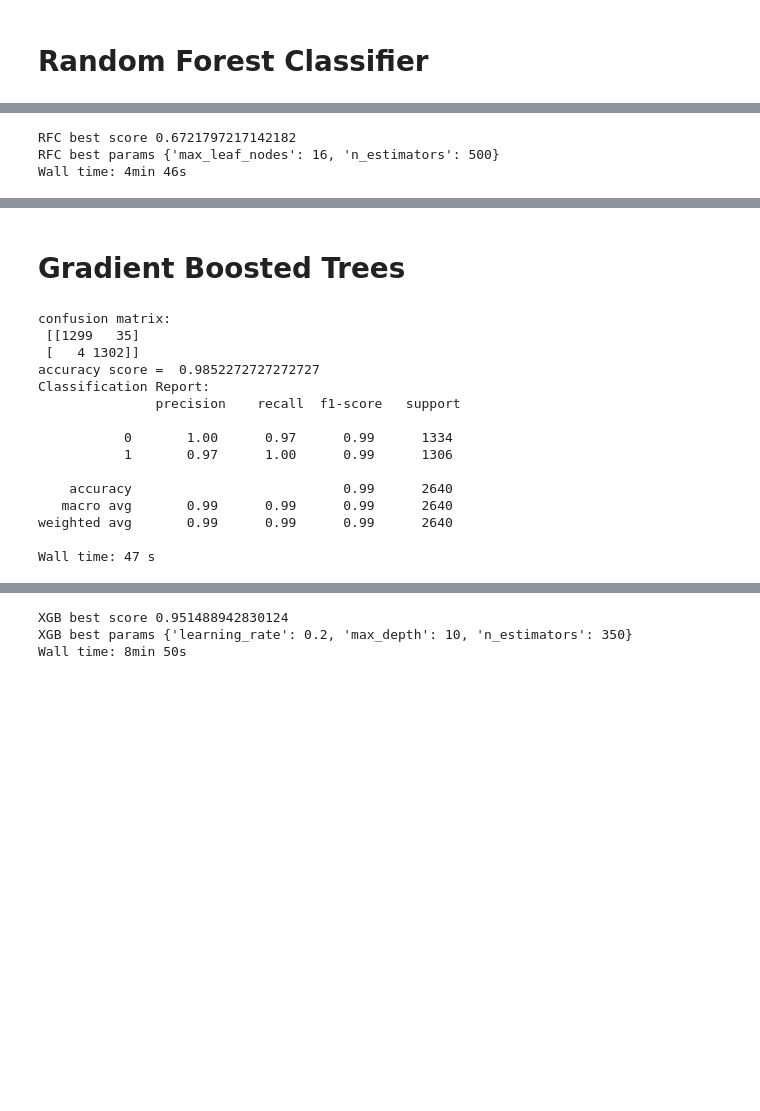
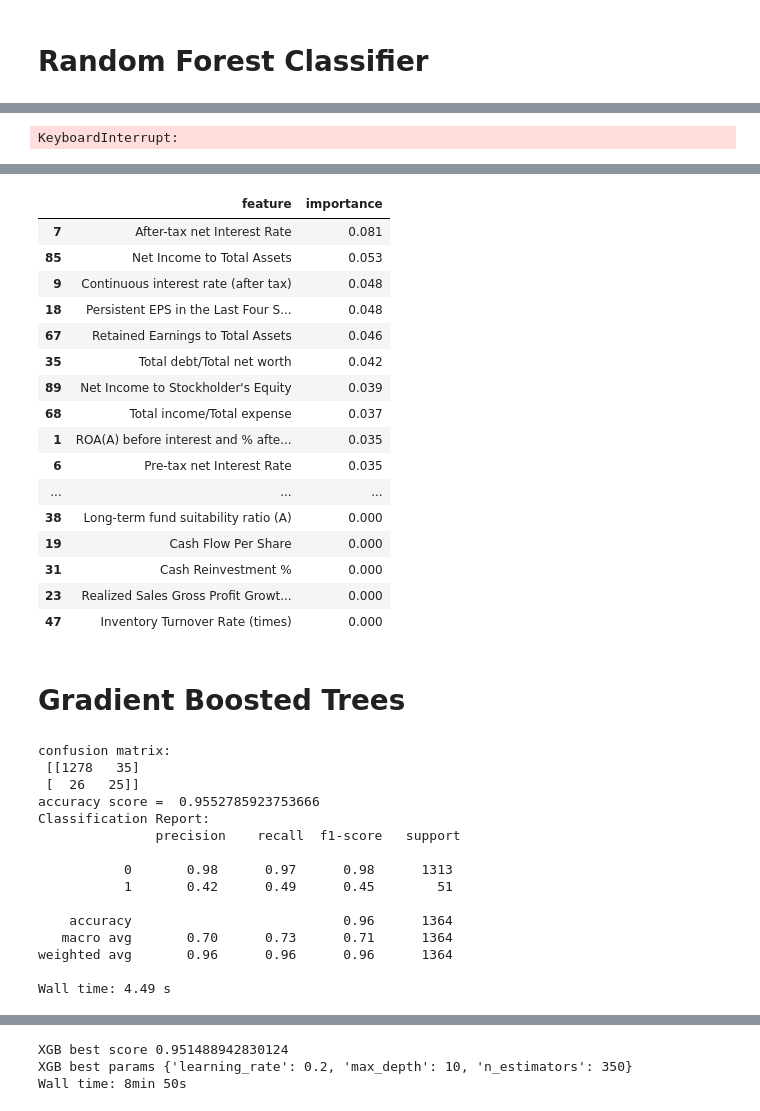
Before and after one commit to ReedBallesterosNU/MSDS-422-DL-Practical-Machine-Learning, a Jupyter notebook: Module-05/Assignment-02/Module 5 Assignment 2 - Company Bankruptcy Prediction (Kaggle)-Edit.ipynb, the cells around one changed output, grey strips where cells are left out. Saved outputs shown, nothing was run; the diff lists cells and outputs as text; code cells hidden in the pictures; blank space fills up the shorter version.

```diff
--- a/Module-05/Assignment-02/Module 5 Assignment 2 - Company Bankruptcy Prediction (Kaggle)-Edit.ipynb
+++ b/Module-05/Assignment-02/Module 5 Assignment 2 - Company Bankruptcy Prediction (Kaggle)-Edit.ipynb
@@ -226,6 +226,8 @@ There are 6819 rows in the dataset.
 len(train_df['Bankrupt?'])
 # %% [output]
 6819
+# %%
+quant_cols.remove('Bankrupt?')
 # %% [markdown]
 **Let's plot a histogram of the variables.**
 # %%
@@ -332,13 +334,20 @@ Wall time: 7.6 s
 %%time
 # RandomForestClassifier: n_estimators, max_features, max_depth, criterion
 rfc_grid = {'n_estimators': [200, 500],
-                'max_leaf_nodes': [10, 16]
-            }
-rfc_cv = GridSearchCV(RandomForestClassifier(random_state=42), cv=kf, param_grid=rfc_grid, scoring='r2')
-rfc_results = rfc_cv.fit(X_train, y_train)
+            'max_leaf_nodes': [10, 16]}
+rfc_cv = GridSearchCV(RandomForestClassifier(max_features='log2', criterion='gini', random_state=42),
+            cv=kf,
+            param_grid=rfc_grid,
+            scoring='r2')
+rfc_results = rfc_cv.fit(train_df_X, train_df_y)
 print("RFC best score", rfc_results.best_score_)
 print("RFC best params", rfc_results.best_params_)
 # %% [output]
-RFC best score 0.6721797217142182
-RFC best params {'max_leaf_nodes': 16, 'n_estimators': 500}
-Wall time: 4min 46s
+KeyboardInterrupt:
+# %%
+%%time
+pd.set_option('display.max_rows', None)
+importances = pd.DataFrame({'feature':quant_cols,'importance':np.round(rfc_model.feature_importances_,3)})
+importances = importances.sort_values('importance',ascending=False)
+importances
+# %% [output]
@@ -345,11 +355,33 @@ Wall time: 4min 46s
+|  | feature | importance |
+| 7 | After-tax net Interest Rate | 0.081 |
+| 85 | Net Income to Total Assets | 0.053 |
+| 9 | Continuous interest rate (after tax) | 0.048 |
+| 18 | Persistent EPS in the Last Four S... | 0.048 |
+| 67 | Retained Earnings to Total Assets | 0.046 |
+| 35 | Total debt/Total net worth | 0.042 |
+| 89 | Net Income to Stockholder's Equity | 0.039 |
+| 68 | Total income/Total expense | 0.037 |
+| 1 | ROA(A) before interest and % afte... | 0.035 |
+| 6 | Pre-tax net Interest Rate | 0.035 |
+| ... | ... | ... |
+| 38 | Long-term fund suitability ratio (A) | 0.000 |
+| 19 | Cash Flow Per Share | 0.000 |
+| 31 | Cash Reinvestment % | 0.000 |
+| 23 | Realized Sales Gross Profit Growt... | 0.000 |
+| 47 | Inventory Turnover Rate (times) | 0.000 |
 # %% [markdown]
 # Gradient Boosted Trees
 # %%
 %%time
 # hypertune n_estimators via early stopping
 #gbc_model = GradientBoostingClassifier(random_state=42)
-gbc_model = GradientBoostingClassifier(max_depth=15, n_estimators=200, learning_rate=0.5, random_state=42)
-gbc_model.fit(X_train, y_train)
+gbc_model = GradientBoostingClassifier(
+            max_depth=15,
+            n_estimators=200,
+            learning_rate=0.5,
+            max_features='log2',
+            random_state=42)
+gbc_model.fit(train_df_X, train_df_y)
 y_pred = gbc_model.predict(X_val)
 cm = confusion_matrix(y_val,y_pred)
 print('confusion matrix:\n',cm)
@@ -357,20 +389,20 @@ print('accuracy score = ',accuracy_score(y_val,y_pred))
 print("Classification Report:\n",classification_report(y_val,y_pred))
 # %% [output]
 confusion matrix:
- [[1299   35]
- [   4 1302]]
-accuracy score =  0.9852272727272727
+ [[1278   35]
+ [  26   25]]
+accuracy score =  0.9552785923753666
 Classification Report:
                precision    recall  f1-score   support
 
-           0       1.00      0.97      0.99      1334
-           1       0.97      1.00      0.99      1306
+           0       0.98      0.97      0.98      1313
+           1       0.42      0.49      0.45        51
 
-    accuracy                           0.99      2640
-   macro avg       0.99      0.99      0.99      2640
-weighted avg       0.99      0.99      0.99      2640
+    accuracy                           0.96      1364
+   macro avg       0.70      0.73      0.71      1364
+weighted avg       0.96      0.96      0.96      1364
 
-Wall time: 47 s
+Wall time: 4.49 s
 # %%
 %%time
 # GradientBoostingClassifier hypertuning: n_estimators, max_features, max_depth, learning_rate
```
Also changed, not shown: parts of 13 cells of this notebook.
